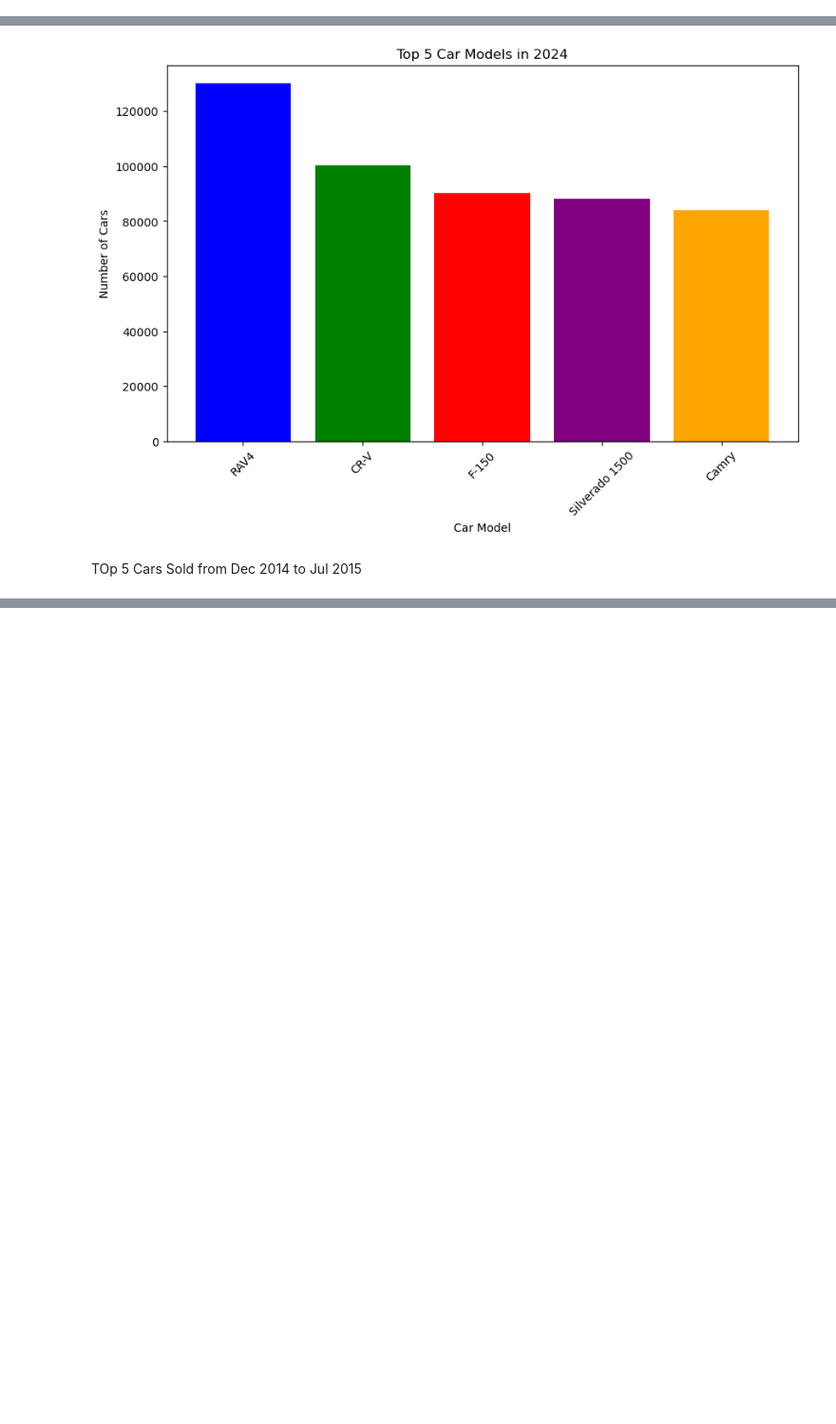
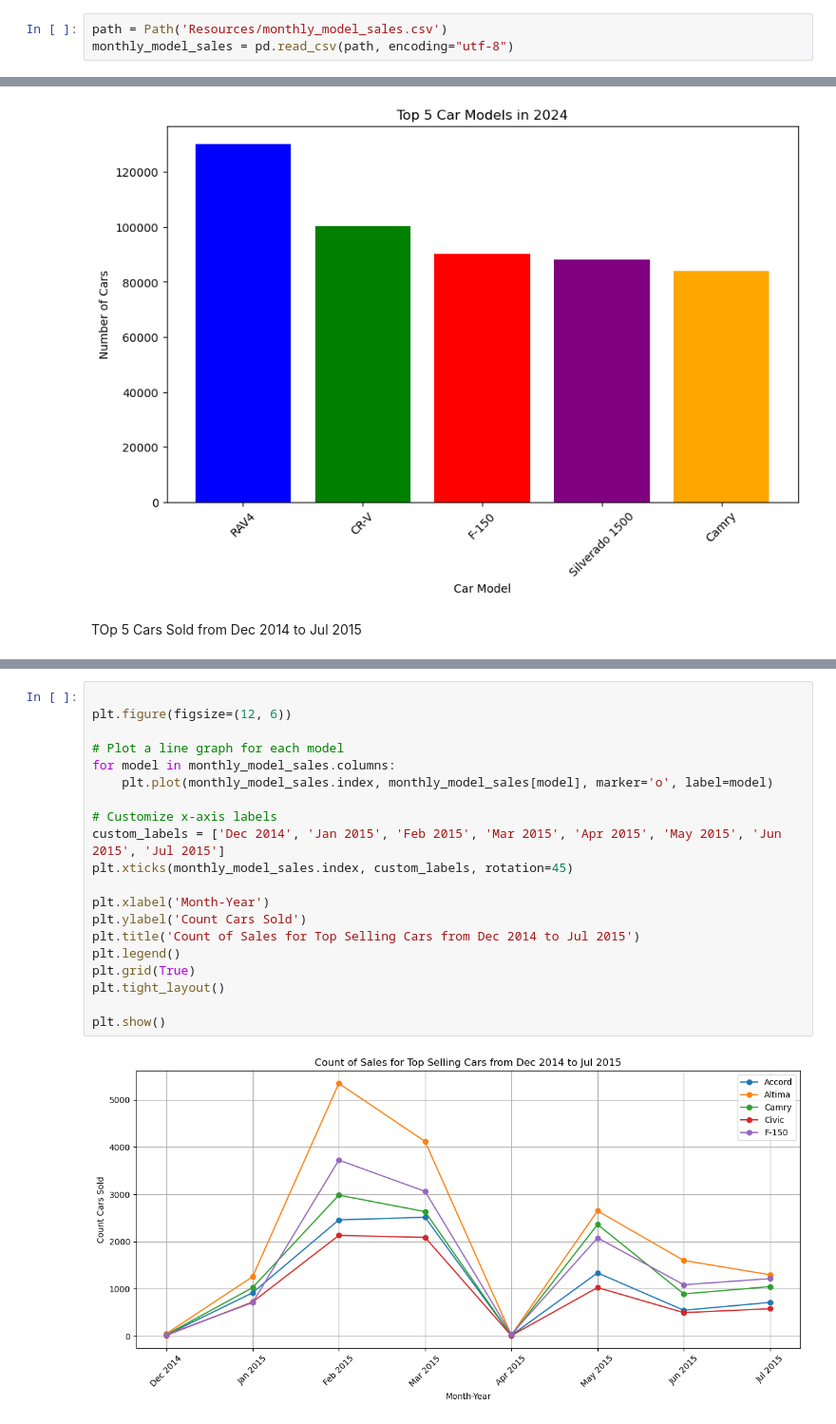
Before and after one commit to marsh52/project1, a Jupyter notebook: car_sales_analysis .ipynb, the cells around one changed output, grey strips where cells are left out. Shown: that part at 95% size. Saved outputs shown, nothing was run; the diff lists cells and outputs as text; blank space fills up the shorter version.

```diff
--- a/car_sales_analysis .ipynb
+++ b/car_sales_analysis .ipynb
@@ -31,6 +31,9 @@ car_sales_sorted = pd.read_csv(path, encoding='utf-8')
 # %%
 path = Path('Resources/coordinates_df.csv')
 coordinates_df = pd.read_csv(path, encoding='utf-8')
+# %%
+path = Path('Resources/monthly_model_sales.csv')
+monthly_model_sales = pd.read_csv(path, encoding="utf-8")
 # %% [markdown]
 # How do car sales vary by region?
 # %%
@@ -203,0 +207,22 @@ plt.show()
+# %%
+
+plt.figure(figsize=(12, 6))
+
+# Plot a line graph for each model
+for model in monthly_model_sales.columns:
+    plt.plot(monthly_model_sales.index, monthly_model_sales[model], marker='o', label=model)
+
+# Customize x-axis labels
+custom_labels = ['Dec 2014', 'Jan 2015', 'Feb 2015', 'Mar 2015', 'Apr 2015', 'May 2015', 'Jun 2015', 'Jul 2015']
+plt.xticks(monthly_model_sales.index, custom_labels, rotation=45)
+
+plt.xlabel('Month-Year')
+plt.ylabel('Count Cars Sold')
+plt.title('Count of Sales for Top Selling Cars from Dec 2014 to Jul 2015')
+plt.legend()
+plt.grid(True)
+plt.tight_layout()
+
+plt.show()
+# %% [output]
+[figure, added]
```
Also changed, not shown: parts of 1 cell of this notebook, 3 other files.
